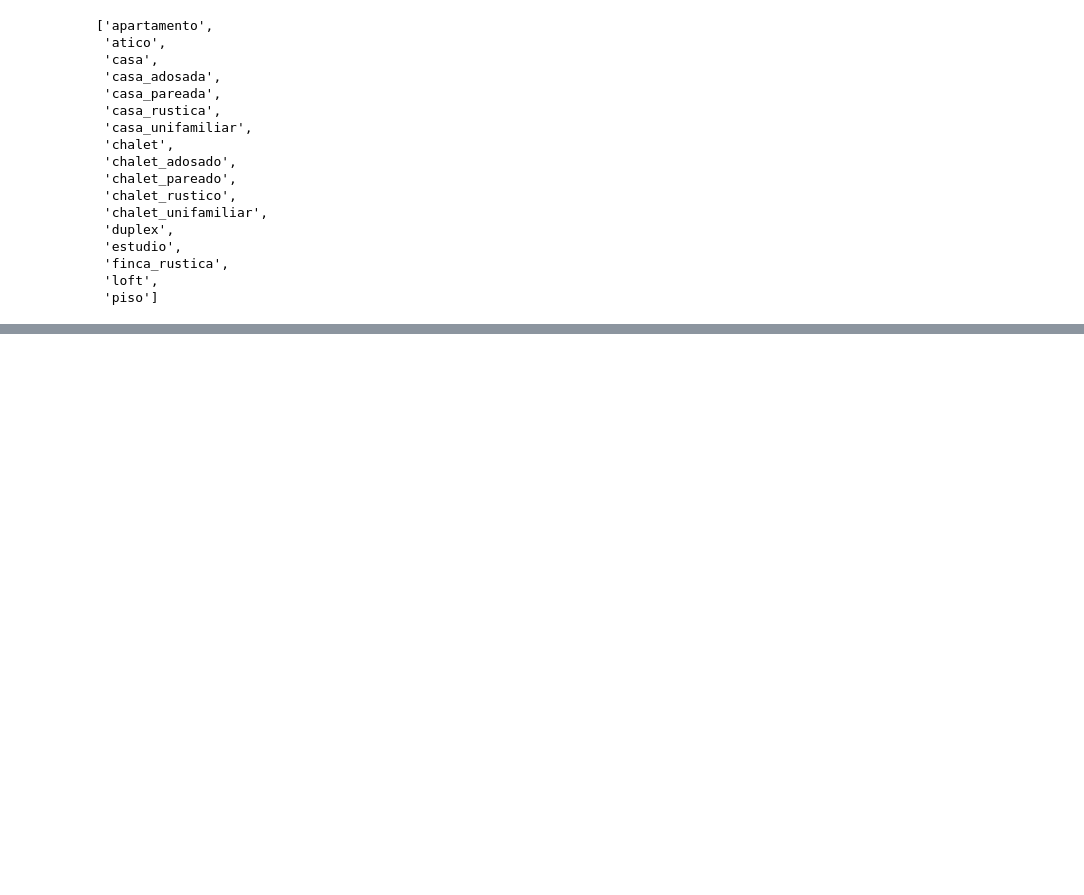
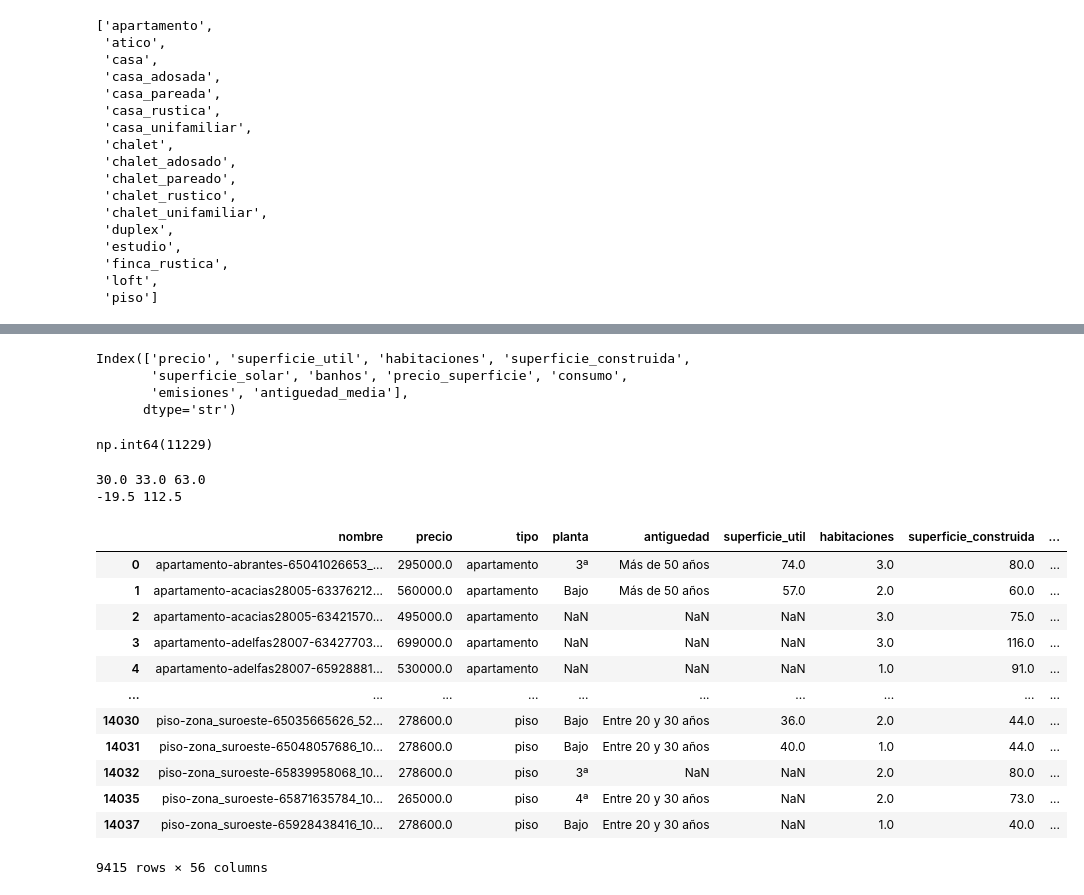
Before and after one commit to LucasDR140603/Proyecto-Pisos, a Jupyter notebook: pruebas.ipynb, the cells around one changed output, grey strips where cells are left out. Drawn from its saved outputs; the diff is of its cells as text; code cells hidden in the pictures; blank space fills up the shorter version.

```diff
--- a/pruebas.ipynb
+++ b/pruebas.ipynb
@@ -495,0 +505,23 @@ jsons
+# %%
+df.select_dtypes(include='number').columns
+# %% [output]
+Index(['precio', 'superficie_util', 'habitaciones', 'superficie_construida',
+       'superficie_solar', 'banhos', 'precio_superficie', 'consumo',
+       'emisiones', 'antiguedad_media'],
+      dtype='str')
+# %%
+df['tipo_suelo'].isna().sum()
+# %% [output]
+np.int64(11229)
+# %%
+columna=df.dropna(subset=['emisiones'])['emisiones']
+q1=np.quantile(a=columna,q=0.25)
+q3=np.quantile(a=columna,q=0.75)
+iqr=q3-q1
+print(q1,iqr,q3)
+lim_inf=q1-K*iqr
+lim_sup=q3+K*iqr
+print(lim_inf,lim_sup)
+# %% [output]
+30.0 33.0 63.0
+-19.5 112.5
@@ -495,0 +530,16 @@ jsons
+# %%
+df_reducido
+# %% [output]
+|  | nombre | precio | tipo | planta | antiguedad | superficie_util | habitaciones | superficie_construida | ... |
+| 0 | apartamento-abrantes-65041026653_... | 295000.0 | apartamento | 3ª | Más de 50 años | 74.0 | 3.0 | 80.0 | ... |
+| 1 | apartamento-acacias28005-63376212... | 560000.0 | apartamento | Bajo | Más de 50 años | 57.0 | 2.0 | 60.0 | ... |
+| 2 | apartamento-acacias28005-63421570... | 495000.0 | apartamento | NaN | NaN | NaN | 3.0 | 75.0 | ... |
+| 3 | apartamento-adelfas28007-63427703... | 699000.0 | apartamento | NaN | NaN | NaN | 3.0 | 116.0 | ... |
+| 4 | apartamento-adelfas28007-65928881... | 530000.0 | apartamento | NaN | NaN | NaN | 1.0 | 91.0 | ... |
+| ... | ... | ... | ... | ... | ... | ... | ... | ... | ... |
+| 14030 | piso-zona_suroeste-65035665626_52... | 278600.0 | piso | Bajo | Entre 20 y 30 años | 36.0 | 2.0 | 44.0 | ... |
+| 14031 | piso-zona_suroeste-65048057686_10... | 278600.0 | piso | Bajo | Entre 20 y 30 años | 40.0 | 1.0 | 44.0 | ... |
+| 14032 | piso-zona_suroeste-65839958068_10... | 278600.0 | piso | 3ª | NaN | NaN | 2.0 | 80.0 | ... |
+| 14035 | piso-zona_suroeste-65871635784_10... | 265000.0 | piso | 4ª | Entre 20 y 30 años | NaN | 2.0 | 73.0 | ... |
+| 14037 | piso-zona_suroeste-65928438416_10... | 278600.0 | piso | Bajo | Entre 20 y 30 años | NaN | 1.0 | 40.0 | ... |
+9415 rows × 56 columns
```
Also changed, not shown: parts of 35 cells of this notebook, 1 other file.
